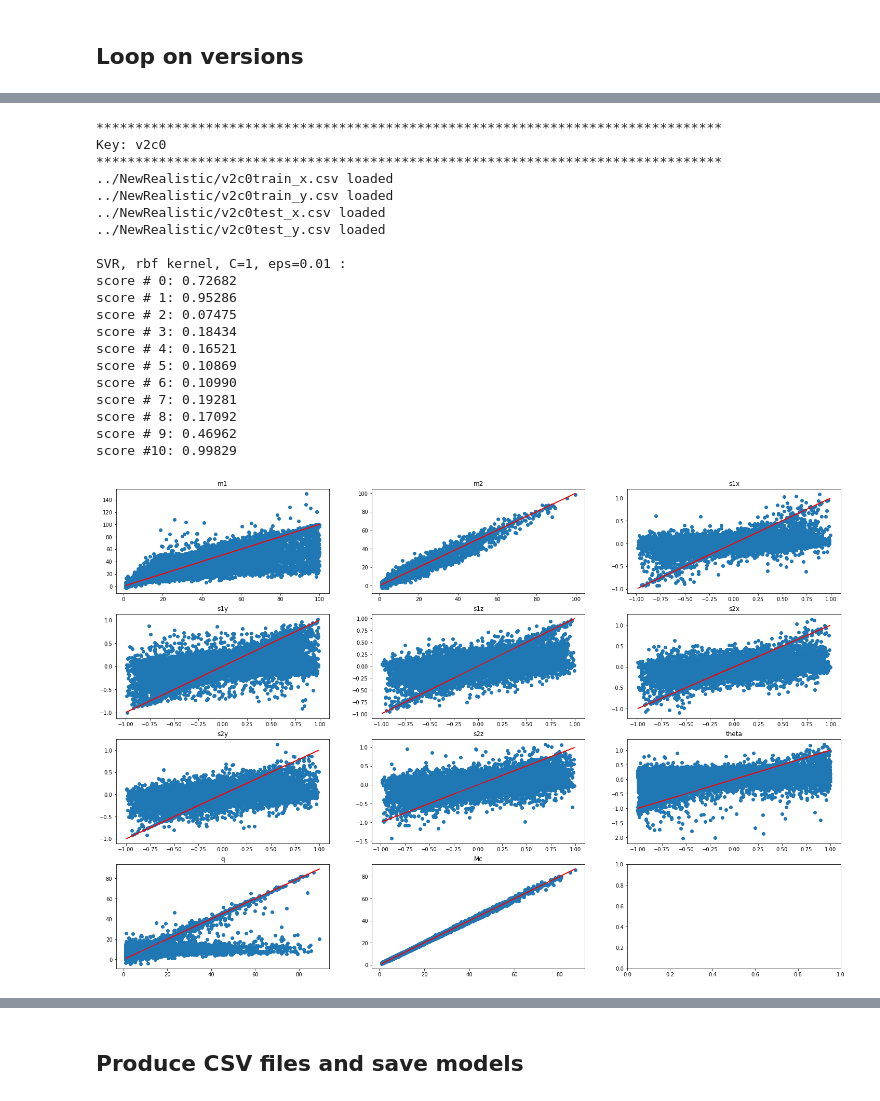
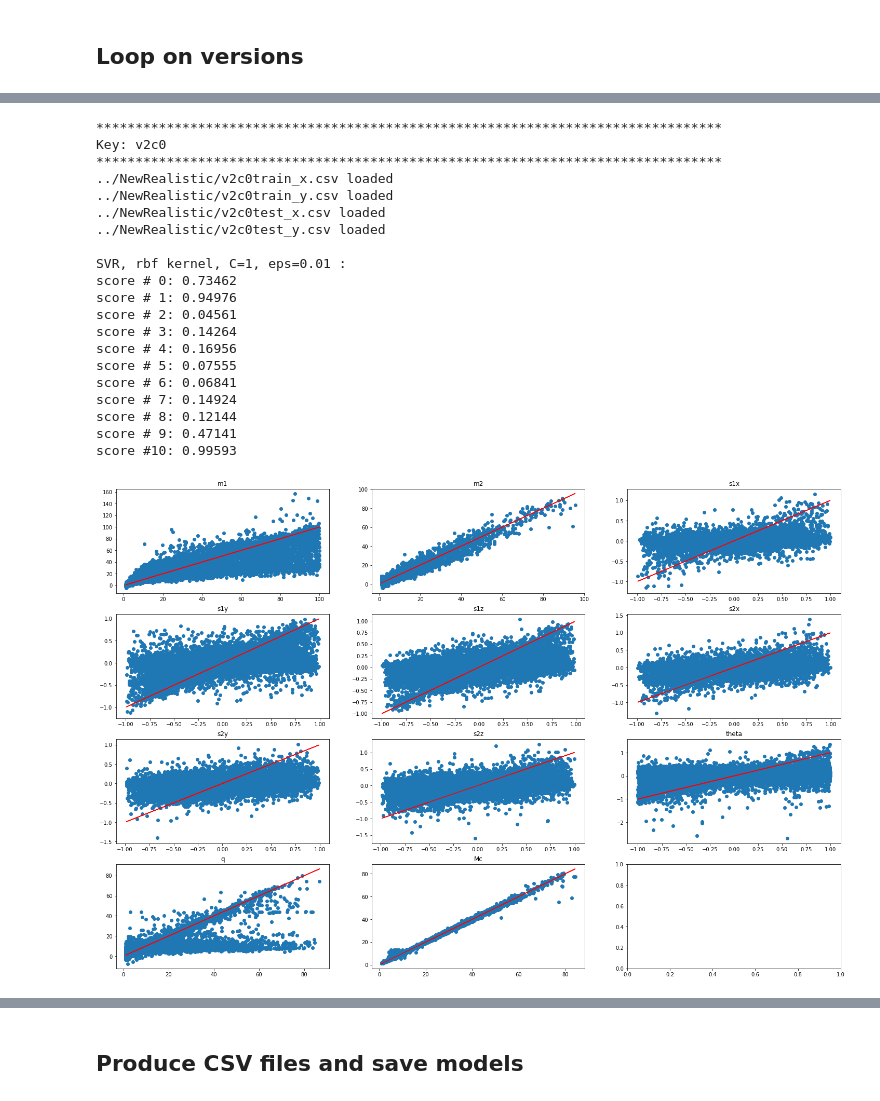
Before and after one commit to PhoenixBirdCreations/IPAM2021_ML, a Jupyter notebook: SVR/SVR.ipynb, the cells around one changed output, grey strips where cells are left out. Drawn from its saved outputs; the diff is of its cells as text; code cells hidden in the pictures.

```diff
--- a/SVR/SVR.ipynb
+++ b/SVR/SVR.ipynb
@@ -39,8 +39,8 @@ A               = 0
 B               = 1
 
 # sample size
-Ntrain          = 200000;
-Ntest           = 100000;
+Ntrain          = 20000000;
+Ntest           = 10000000;
 
 # hyperparameters, one for each dataset ( i.e. len(versions)*len(clables) ). IMPROVE ME
 C_vec               = [1, 1, 1, 1, 1, 1]
@@ -142,8 +142,8 @@ for key in keys:
     # select a subset according to the input
     xtrain_notnormalized = xtrain_tot[0:Ntrain,:]
     ytrain_notnormalized = ytrain_tot[0:Ntrain,:]
-    xtest_notnormalized  = xtrain_tot[0:Ntest,:]
-    ytest_notnormalized  = ytrain_tot[0:Ntest,:]
+    xtest_notnormalized  = xtest_tot[0:Ntest,:]
+    ytest_notnormalized  = ytest_tot[0:Ntest,:]
 
     # normalize (eventually)
     if normalize_x:
@@ -189,8 +189,7 @@ for key in keys:
         scores[i] = regr.score(xtest, ytest_SVR_1d)
         regres.append(regr)
         print('score #{:2d}: {:.5f}'.format(i, scores[i]))
-        ypredicted_SVR_1d = regr.predict(xtest)
-        ypredicted_SVR[:,i] = ypredicted_SVR_1d
+        ypredicted_SVR[:,i] = regr.predict(xtest)
 
     elapsed_time = time.perf_counter()-t0
 
@@ -307,24 +306,24 @@ score #10: 0.99839
 ********************************************************************************
 Key: v2c0
 ********************************************************************************
 ../NewRealistic/v2c0train_x.csv loaded
 ../NewRealistic/v2c0train_y.csv loaded
 ../NewRealistic/v2c0test_x.csv loaded
 ../NewRealistic/v2c0test_y.csv loaded
 
 SVR, rbf kernel, C=1, eps=0.01 :
-score # 0: 0.72682
-score # 1: 0.95286
-score # 2: 0.07475
-score # 3: 0.18434
-score # 4: 0.16521
-score # 5: 0.10869
-score # 6: 0.10990
-score # 7: 0.19281
-score # 8: 0.17092
-score # 9: 0.46962
-score #10: 0.99829
+score # 0: 0.73462
+score # 1: 0.94976
+score # 2: 0.04561
+score # 3: 0.14264
+score # 4: 0.16956
+score # 5: 0.07555
+score # 6: 0.06841
+score # 7: 0.14924
+score # 8: 0.12144
+score # 9: 0.47141
+score #10: 0.99593
-[figure, old version]
+[figure, new version]
 ********************************************************************************
 Key: v2c1
 ********************************************************************************
```
Also changed, not shown: parts of 2 cells of this notebook, 6 other files.
